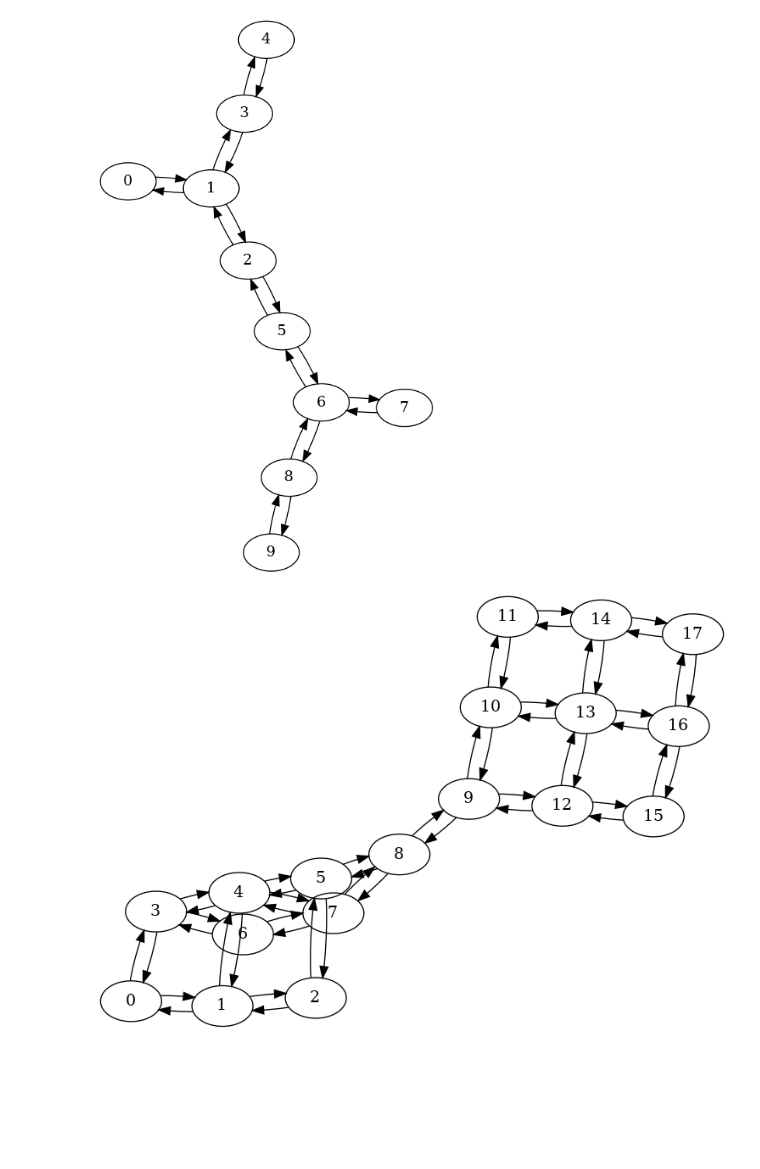
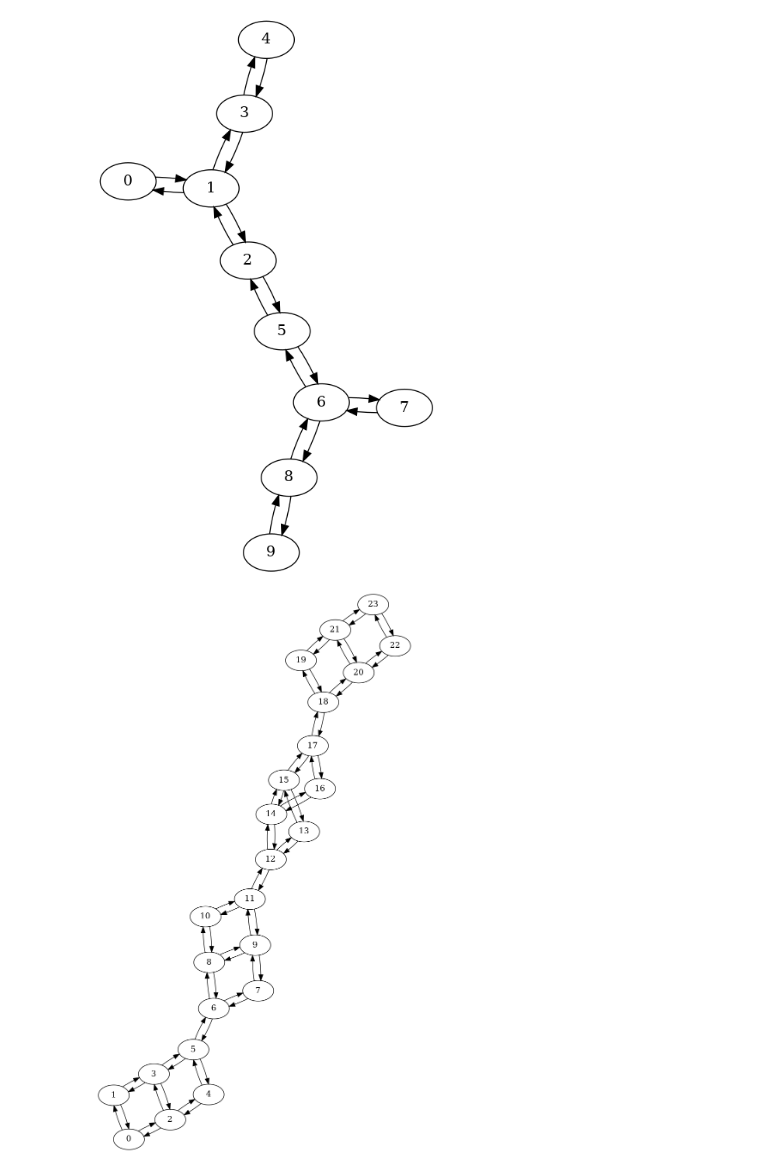
Before and after one commit to natashaval/qubit-mapping-distributed-qc, a Jupyter notebook: 0_generic_backend.ipynb, the cells around one changed output. Saved outputs shown, nothing was run; the diff lists cells and outputs as text; code cells hidden in the pictures; blank space fills up the shorter version.

Commit message:
add group 4

```diff
--- a/0_generic_backend.ipynb
+++ b/0_generic_backend.ipynb
@@ -137,17 +137,17 @@ display(cm_t_vertical.draw())
 # %%
 import math
 
-num_qubits = 9
-num_group = 2
+num_qubits = 6
+num_group = 4
 
 couplinglist = build_coupling_list_grid(
             num_rows=math.ceil(math.sqrt(num_qubits)),
             num_columns=math.floor(math.sqrt(num_qubits)),
             num_group=num_group,
         )
 
 cm = CouplingMap(couplinglist)
 cm.draw()
 # %% [output]
-[figure, old version]
+[figure, new version]
 # %%
```
Also changed, not shown: parts of 1 cell of this notebook, 5 other files.
